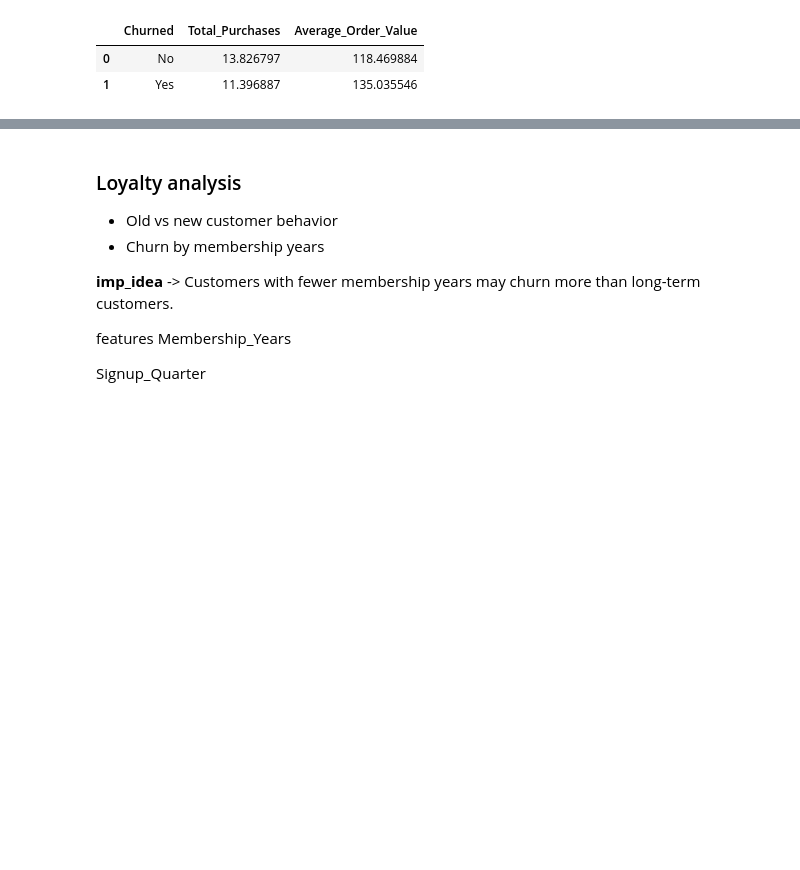
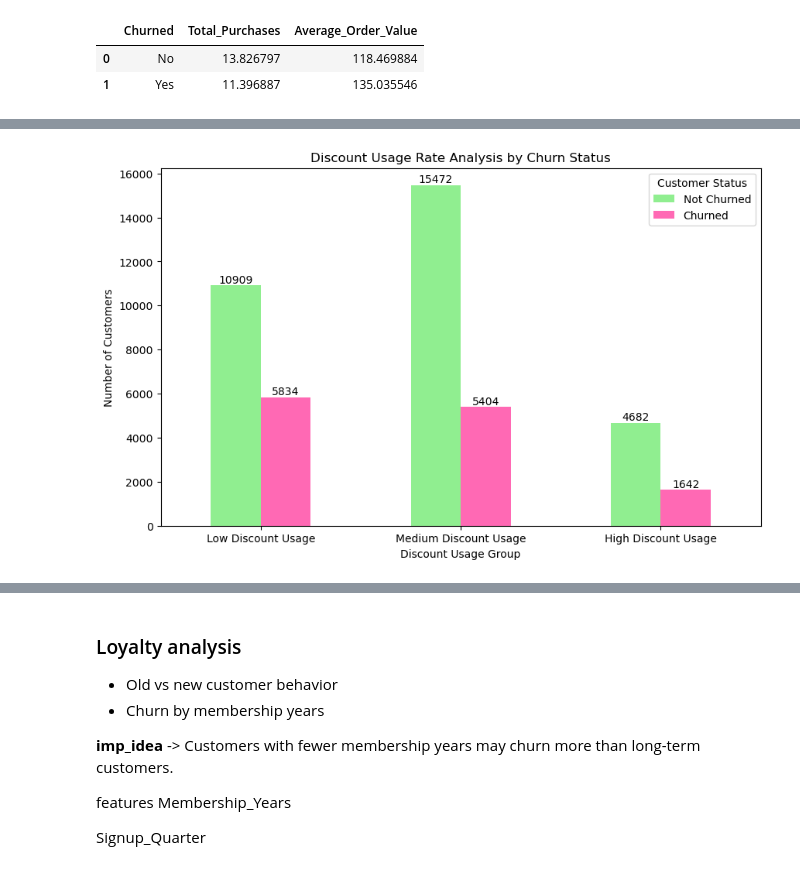
Before and after one commit to pinkimahato9814-afk/Final_project_Customer-Mind-360, a Jupyter notebook: notebooks/01_data_understanding_cleanng.ipynb, the cells around one changed output, grey strips where cells are left out. Cells and saved outputs as stored; diff of their text form; code cells hidden in the pictures; blank space fills up the shorter version.

```diff
--- a/notebooks/01_data_understanding_cleanng.ipynb
+++ b/notebooks/01_data_understanding_cleanng.ipynb
@@ -775,0 +692,3 @@ plt.show()
+# %%
+#Clean Discount_Usage_Rate
+df["Discount_Usage_Rate"] = pd.to_numeric(df["Discount_Usage_Rate"], errors="coerce")
@@ -775,0 +699,13 @@ plt.show()
+# %%
+# Create discount usage groups
+df["Discount_Usage_Group"] = pd.cut(
+    df["Discount_Usage_Rate"],
+    bins=[0, 33, 66, 100],
+    labels=["Low Discount Usage", "Medium Discount Usage", "High Discount Usage"],
+    include_lowest=True
+)
+# %%
+
+# Group by Discount Usage Group and Churned
+discount_churn = df.groupby(["Discount_Usage_Group",'Churned']).size().unstack()
+discount_churn
@@ -775,0 +718,23 @@ plt.show()
+# %%
+# Rename columns
+discount_churn.columns = ["Not Churned", "Churned"]
+# %%
+
+# Plot column bar chart
+discount_churn.plot(
+    kind="bar",
+    figsize=(10, 6),
+    color = ['lightgreen', 'hotpink'],
+)
+plt.title("Discount Usage Rate Analysis by Churn Status")
+plt.xlabel("Discount Usage Group")
+plt.ylabel("Number of Customers")
+plt.xticks(rotation=0)
+plt.legend(title="Customer Status")
+# Add value labels
+for container in plt.gca().containers:
+    plt.bar_label(container)
+
+plt.show()
+# %% [output]
+[figure, added]
```
Also changed, not shown: parts of 45 cells of this notebook.
